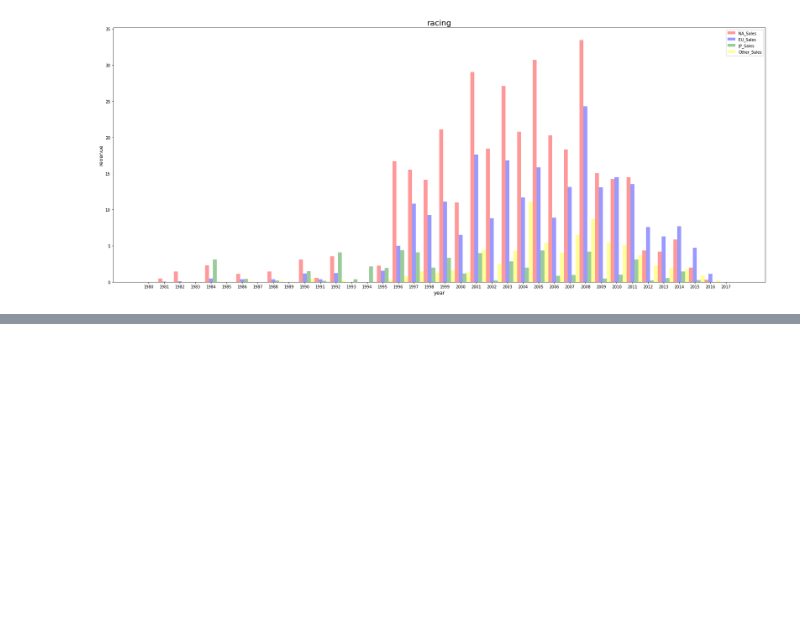
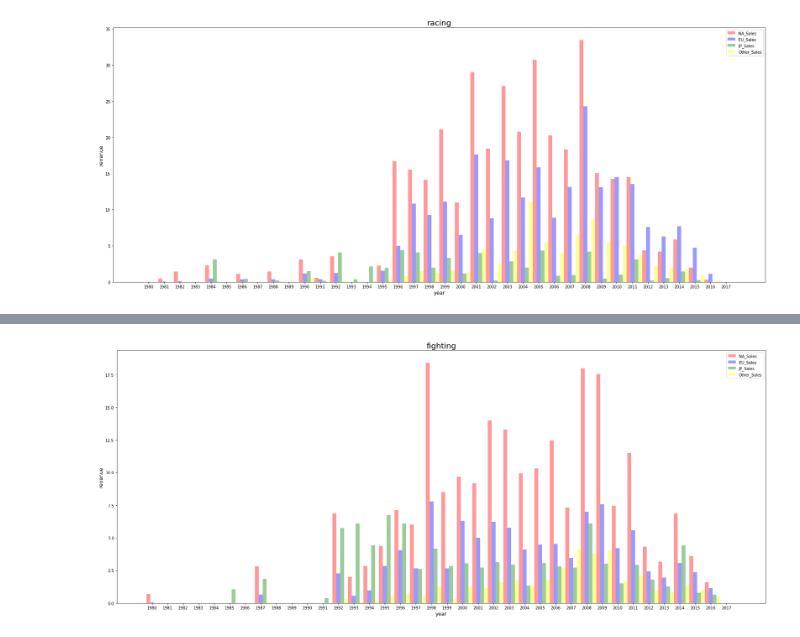
Before and after one commit to hoonputer/Section1_Project, a Jupyter notebook: Untitled6.ipynb, the cells around one changed output, grey strips where cells are left out. Cells and saved outputs as stored; diff of their text form; code cells hidden in the pictures; blank space fills up the shorter version.

```diff
--- a/Untitled6.ipynb
+++ b/Untitled6.ipynb
@@ -1644,0 +1968,2 @@ plt.show()
+# %%
+fighting_year = genre_fighting[['Year','NA_Sales', 'EU_Sales', 'JP_Sales', "Other_Sales"]]
@@ -1644,0 +2048,29 @@ plt.show()
+# %%
+result_fighting = pd.concat([fighting_1980,fighting_1981, fighting_1982, fighting_1983, fighting_1984, fighting_1985, fighting_1986, fighting_1987, fighting_1988, fighting_1989,fighting_1990, fighting_1991, fighting_1992, fighting_1993, fighting_1994, fighting_1995, fighting_1996, fighting_1997, fighting_1998, fighting_1999, fighting_2000, fighting_2001, fighting_2002, fighting_2003, fighting_2004, fighting_2005, fighting_2006, fighting_2007, fighting_2008, fighting_2009, fighting_2010, fighting_2011, fighting_2012, fighting_2013, fighting_2014, fighting_2015, fighting_2016, fighting_2017], axis=1)
+result_fighting.columns = ['1980', '1981', '1982', '1983', '1984', '1985', '1986', '1987', '1988', '1989', '1990', '1991', '1992', '1993', '1994', '1995', '1996', '1997', '1998', '1999', '2000', '2001', '2002', '2003', '2004', '2005', '2006', '2007', '2008', '2009', '2010', '2011', '2012', '2013', '2014', '2015', '2016', '2017']
+result_fighting = result_fighting.T
+# %%
+year = ['1980', '1981', '1982', '1983', '1984', '1985', '1986', '1987', '1988', '1989', '1990', '1991', '1992', '1993', '1994', '1995', '1996', '1997', '1998', '1999', '2000', '2001', '2002', '2003', '2004', '2005', '2006', '2007', '2008', '2009', '2010', '2011', '2012', '2013', '2014', '2015', '2016', '2017']
+
+fig, ax = plt.subplots(figsize=(30,12))
+bar_width = 0.25
+
+index = np.arange(38)
+
+b1 = plt.bar(index, result_fighting['NA_Sales'], bar_width, alpha=0.4, color='red', label = 'NA_Sales')
+
+b2 = plt.bar(index + bar_width, result_fighting['EU_Sales'], bar_width, alpha=0.4, color='blue', label = 'EU_Sales')
+
+b3 = plt.bar(index + 2 * bar_width, result_fighting['JP_Sales'], bar_width, alpha=0.4, color='green', label = 'JP_Sales')
+
+b4 = plt.bar(index + 3 * bar_width, result_fighting['Other_Sales'], bar_width, alpha=0.4, color='yellow', label = 'Other_Sales')
+
+plt.xticks(np.arange(bar_width, 38 + bar_width, 1), year)
+
+plt.title('fighting', fontsize=20)
+plt.xlabel('year', size = 13)
+plt.ylabel('revenue', size = 13)
+plt.legend()
+plt.show()
+# %% [output]
+[figure, added]
```
Also changed, not shown: parts of 28 cells of this notebook.
